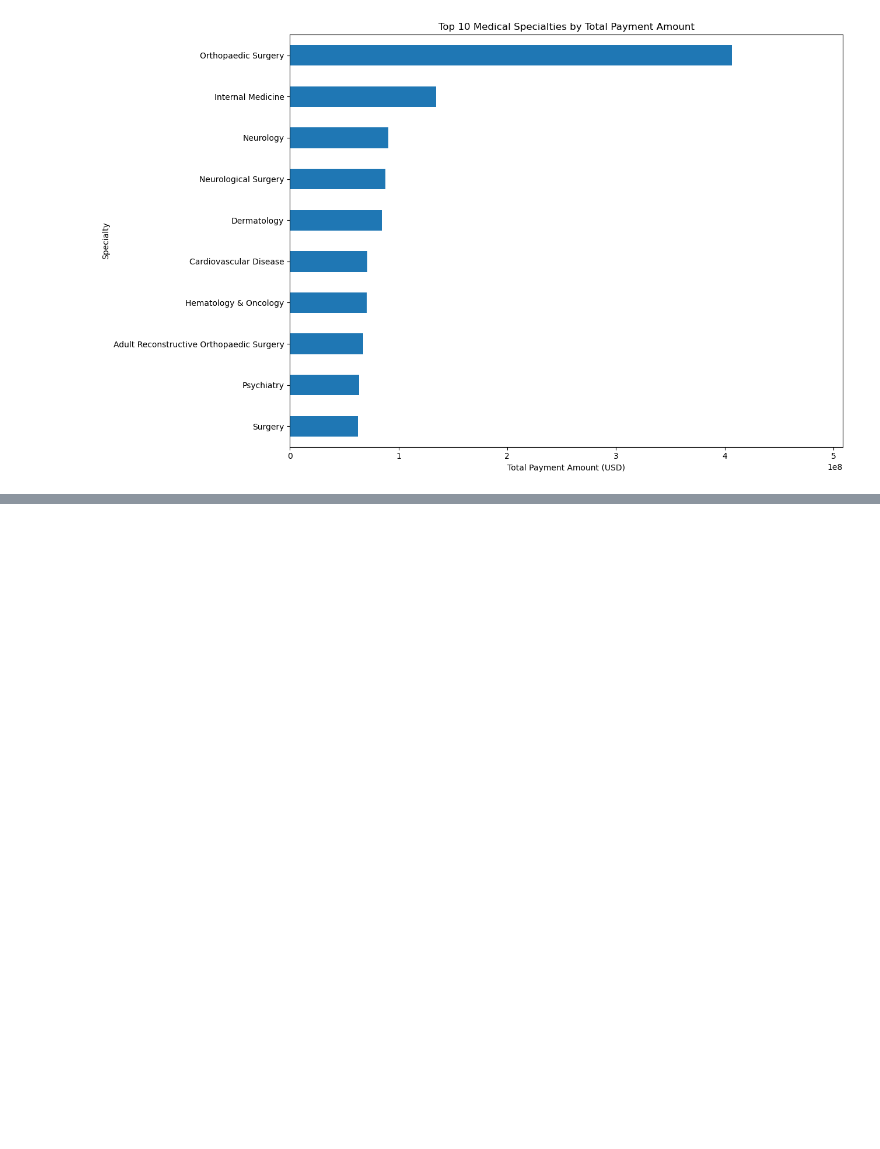
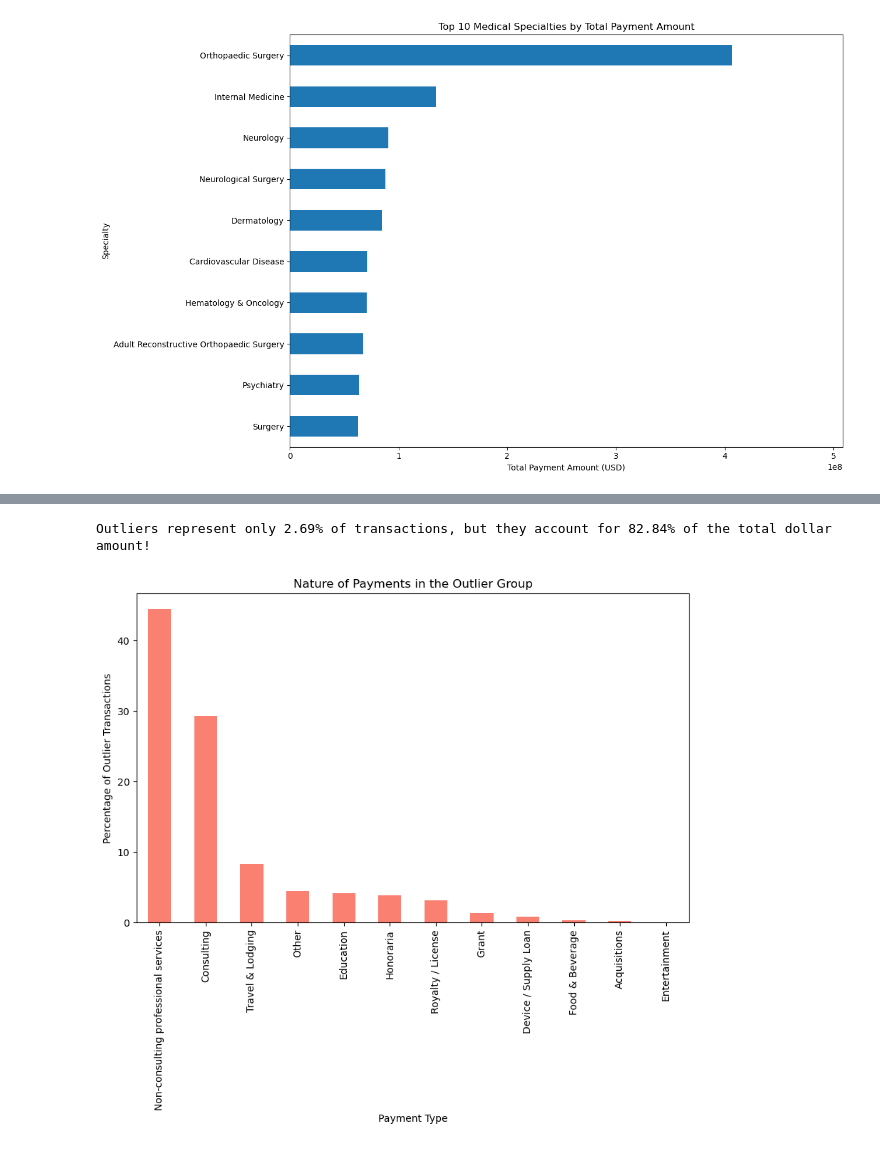
Before and after one commit to deyuz003/busn32120_midtermgroup18, a Jupyter notebook: analysis.ipynb, the cells around one changed output, grey strips where cells are left out. Saved outputs shown, nothing was run; the diff lists cells and outputs as text; code cells hidden in the pictures; blank space fills up the shorter version.

```diff
--- a/analysis.ipynb
+++ b/analysis.ipynb
@@ -238,0 +245,11 @@ df["specialty_clean"] = (
+# %%
+# Calculate Z-scores for payment amounts to identify records that are several standard deviations away from the mean
+from scipy import stats # using AI for help
+import numpy as np
+
+# We use the log of the amount because the raw data is extremely skewed
+z_scores = stats.zscore(np.log1p(df['payment_amount']))
+outliers = df[np.abs(z_scores) > 3]
+outliers.head()
+print(f"Number of statistical outliers detected (Z-score > 3): {len(outliers)}")
+print(f"Percentage of data marked as outliers: {len(outliers) / len(df) * 100:.2f}%")
@@ -392,0 +491,20 @@ plt.show()
+# %%
+# 1. Calculate the 'Weight' of Outliers
+outlier_sum = outliers['payment_amount'].sum()
+total_sum = df['payment_amount'].sum()
+outlier_count_pct = (len(outliers) / len(df)) * 100
+outlier_value_pct = (outlier_sum / total_sum) * 100
+print(f"Outliers represent only {outlier_count_pct:.2f}% of transactions, but they account for {outlier_value_pct:.2f}% of the total dollar amount!")
+
+# 2. Identify which payment types dominate the outliers
+outlier_types = outliers['payment_type_clean'].value_counts(normalize=True) * 100
+plt.figure(figsize=(10, 6))
+outlier_types.plot(kind='bar', color='salmon')
+plt.title("Nature of Payments in the Outlier Group")
+plt.ylabel("Percentage of Outlier Transactions")
+plt.xlabel("Payment Type")
+plt.xticks(rotation=90)
+plt.show()
+# %% [output]
+Outliers represent only 2.69% of transactions, but they account for 82.84% of the total dollar amount!
+[figure, added]
```
Also changed, not shown: parts of 41 cells of this notebook.
